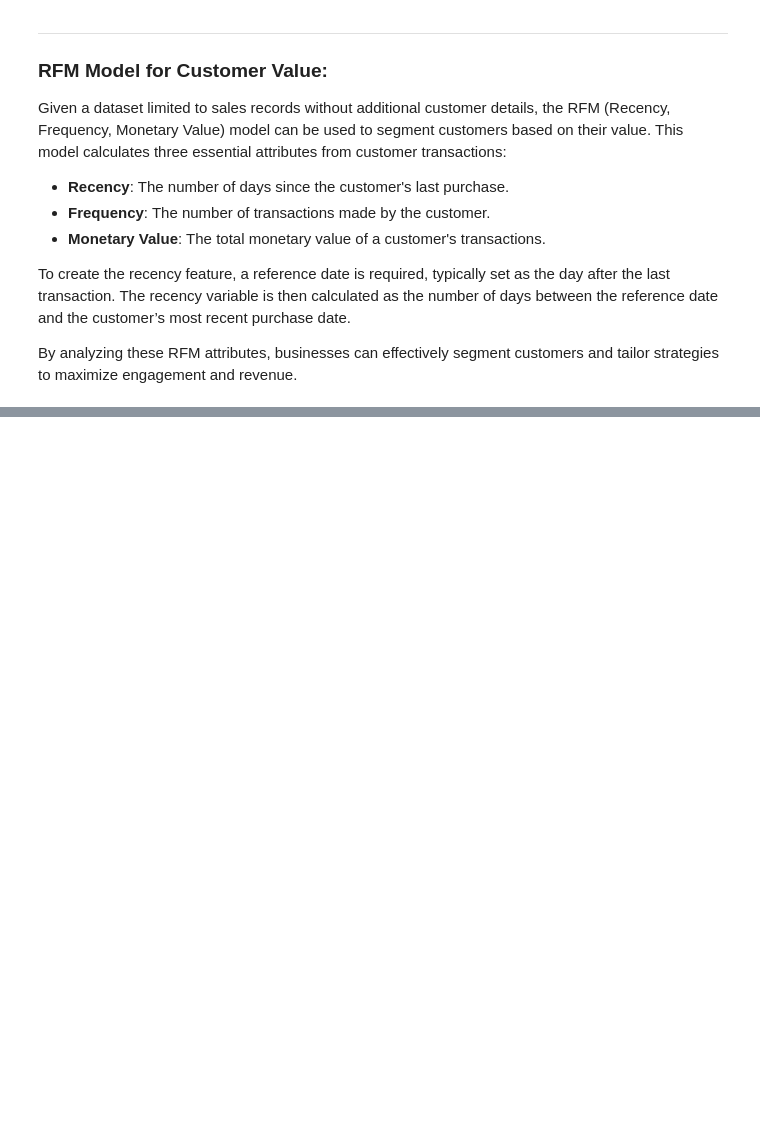
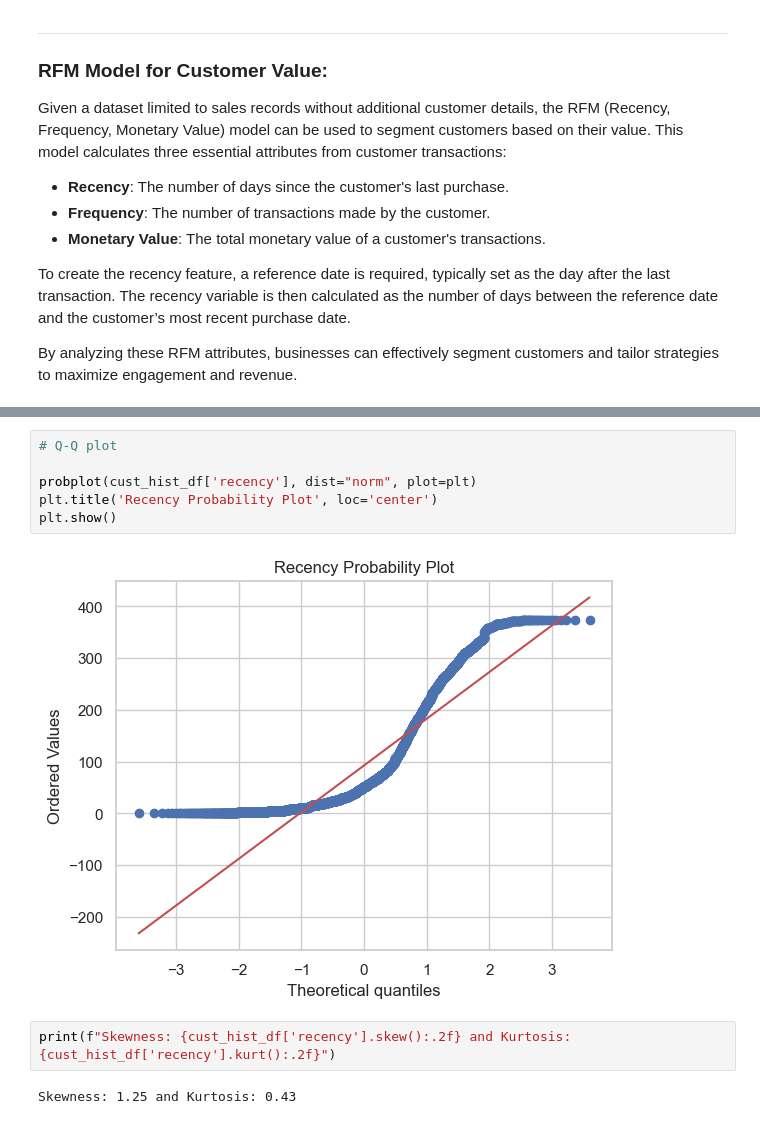
Before and after one commit to bharath03-a/CustomerSegmentationMarketAnalysis, a Jupyter notebook: notebooks/01_customer_segmention_techniques.ipynb, the cells around one changed output, grey strips where cells are left out. Saved outputs shown, nothing was run; the diff lists cells and outputs as text; blank space fills up the shorter version.

```diff
--- a/notebooks/01_customer_segmention_techniques.ipynb
+++ b/notebooks/01_customer_segmention_techniques.ipynb
@@ -618,0 +654,12 @@ By analyzing these RFM attributes, businesses can effectively segment customers
+# %%
+# Q-Q plot
+
+probplot(cust_hist_df['recency'], dist="norm", plot=plt)
+plt.title('Recency Probability Plot', loc='center')
+plt.show()
+# %% [output]
+[figure, added]
+# %%
+print(f"Skewness: {cust_hist_df['recency'].skew():.2f} and Kurtosis: {cust_hist_df['recency'].kurt():.2f}")
+# %% [output]
+Skewness: 1.25 and Kurtosis: 0.43
```
Also changed, not shown: parts of 23 cells of this notebook.
